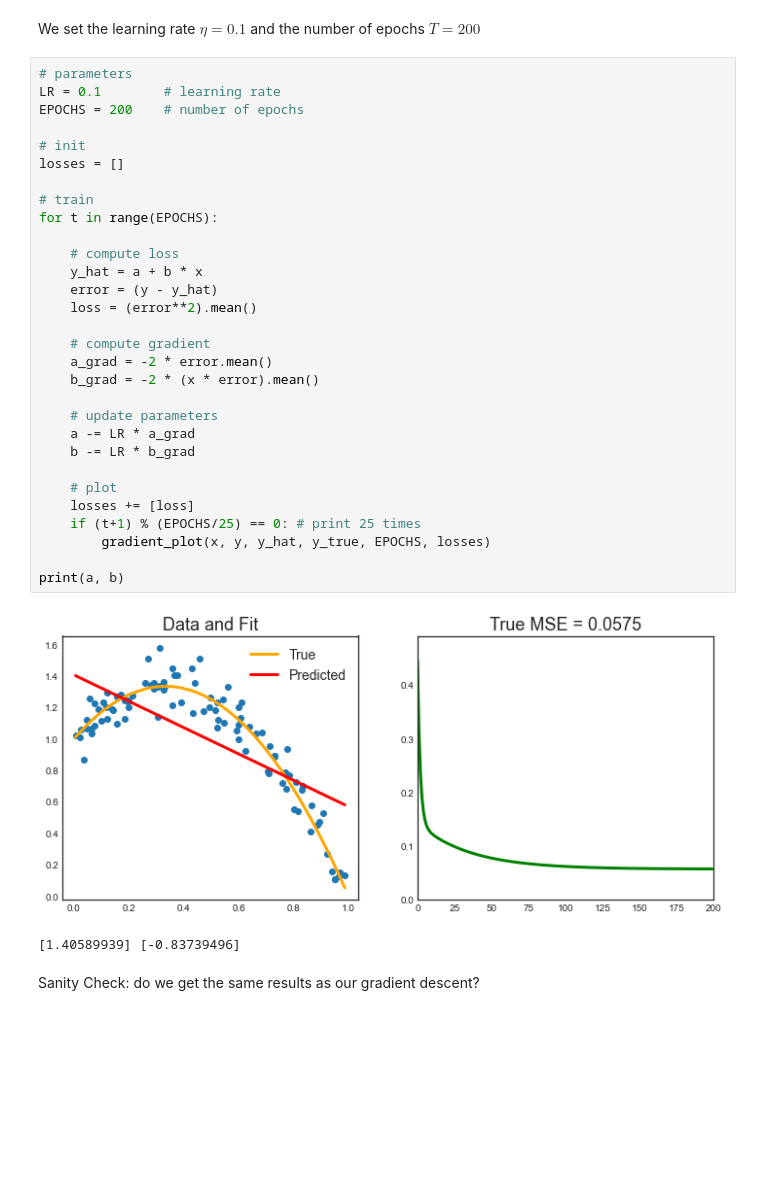
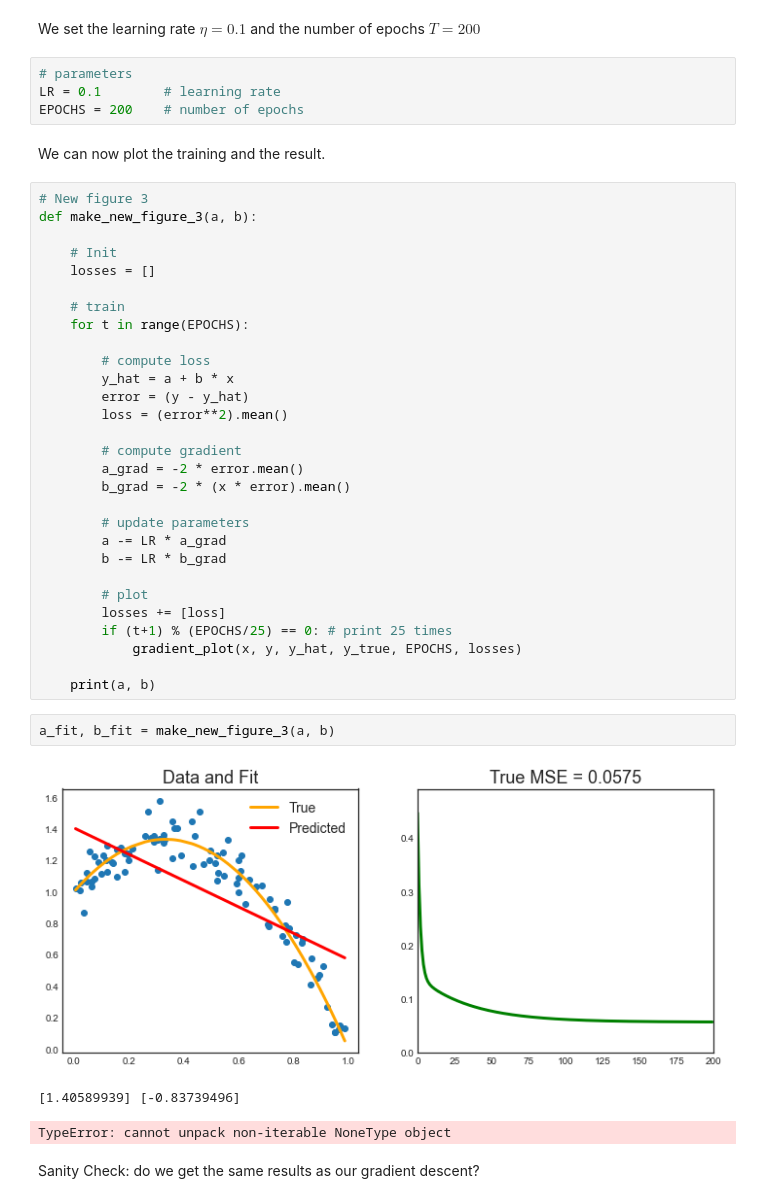
Before and after one commit to matteocourthoud/Machine-Learning-for-Economic-Analysis, a Jupyter notebook: notebooks/8-neuralnets.ipynb, the cells around one changed output. Saved outputs shown, nothing was run; the diff lists cells and outputs as text; blank space fills up the shorter version.

```diff
--- a/notebooks/8-neuralnets.ipynb
+++ b/notebooks/8-neuralnets.ipynb
@@ -439,39 +473,47 @@ def gradient_plot(x, y, y_hat, y_true, EPOCHS, losses):
     plt.show();
 # %% [markdown]
 We set the learning rate $\eta = 0.1$ and the number of epochs $T=200$
+# %%
+# parameters
+LR = 0.1        # learning rate
+EPOCHS = 200    # number of epochs
+# %% [markdown]
+We can now plot the training and the result.
 # %%
-# parameters
-LR = 0.1        # learning rate
-EPOCHS = 200    # number of epochs
+# New figure 3
+def make_new_figure_3(a, b):
 
-# init
-losses = []
+    # Init
+    losses = []
 
-# train
-for t in range(EPOCHS):
+    # train
+    for t in range(EPOCHS):
 
-    # compute loss
-    y_hat = a + b * x
-    error = (y - y_hat)
-    loss = (error**2).mean()
+        # compute loss
+        y_hat = a + b * x
+        error = (y - y_hat)
+        loss = (error**2).mean()
 
-    # compute gradient
-    a_grad = -2 * error.mean()
-    b_grad = -2 * (x * error).mean()
+        # compute gradient
+        a_grad = -2 * error.mean()
+        b_grad = -2 * (x * error).mean()
 
-    # update parameters
-    a -= LR * a_grad
-    b -= LR * b_grad
+        # update parameters
+        a -= LR * a_grad
+        b -= LR * b_grad
 
-    # plot
-    losses += [loss]
-    if (t+1) % (EPOCHS/25) == 0: # print 25 times
-        gradient_plot(x, y, y_hat, y_true, EPOCHS, losses)
+        # plot
+        losses += [loss]
+        if (t+1) % (EPOCHS/25) == 0: # print 25 times
+            gradient_plot(x, y, y_hat, y_true, EPOCHS, losses)
 
-print(a, b)
+    print(a, b)
-# %% [output]
-[figure, removed]
-[1.40589939] [-0.83739496]
+# %%
+a_fit, b_fit = make_new_figure_3(a, b)
+# %% [output]
+[figure, added]
+[1.40589939] [-0.83739496]
+TypeError: cannot unpack non-iterable NoneType object
 # %% [markdown]
 Sanity Check: do we get the same results as our gradient descent?
 # %%
```
Also changed, not shown: parts of 76 cells of this notebook, 3 other files.
